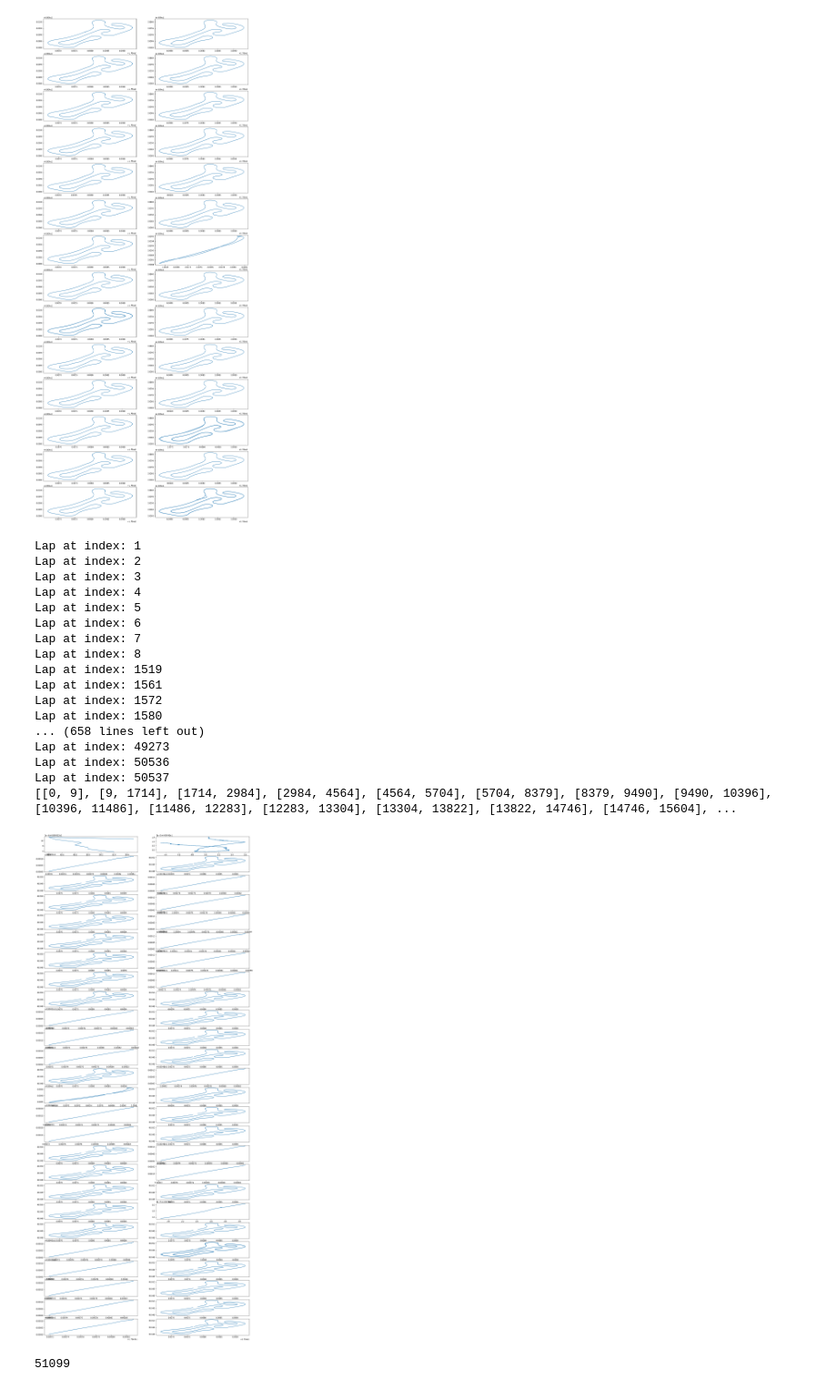
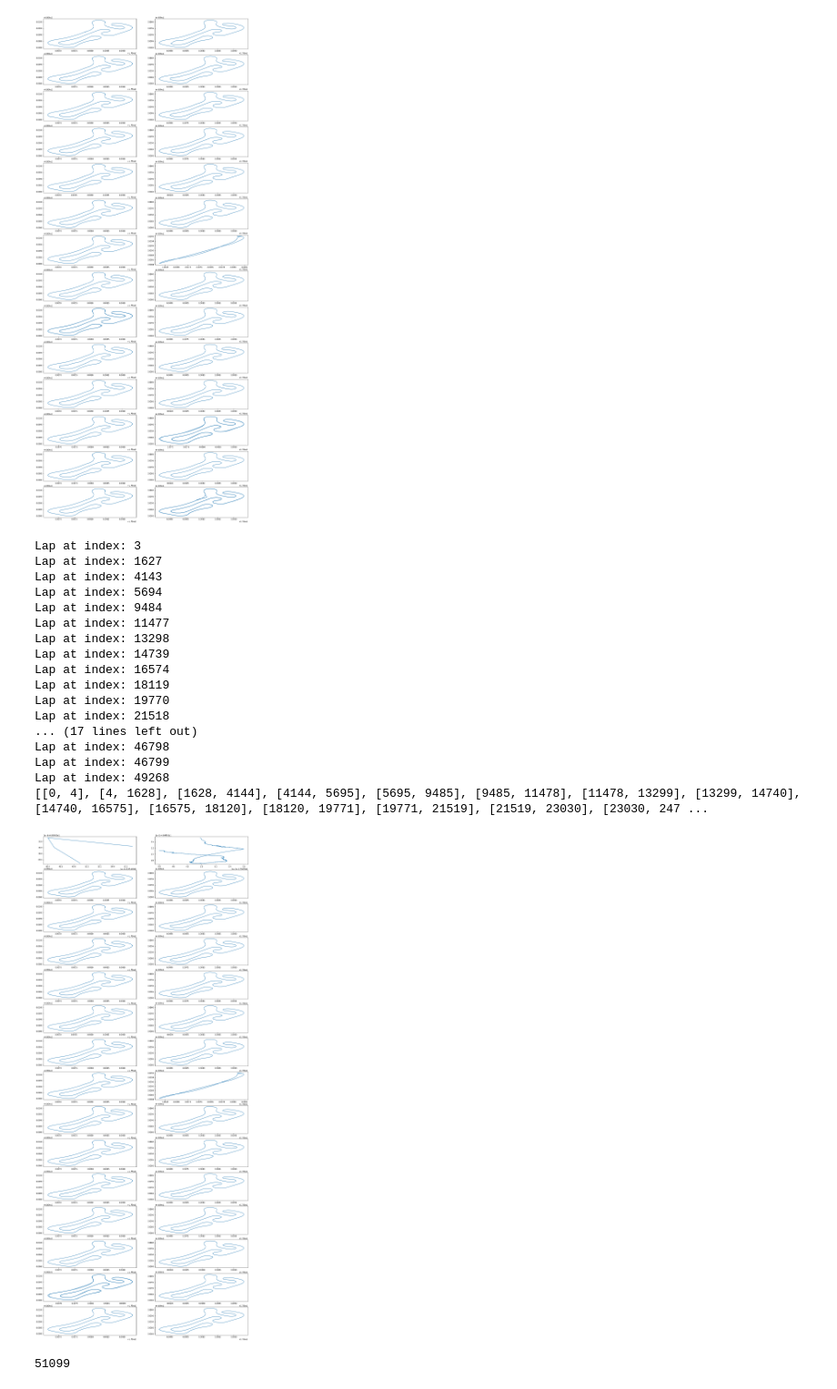
Before and after one commit to fiit-team-08/car-components-ml, a Jupyter notebook: data_analyzer.ipynb, the cells around one changed output. Shown at 91% size. Saved outputs shown, nothing was run; the diff lists cells and outputs as text; code cells hidden in the pictures.

```diff
--- a/data_analyzer.ipynb
+++ b/data_analyzer.ipynb
@@ -211,7 +211,7 @@ v2 = [-b, a]
 # a potom okruhy ulozit do zvlast filov
 # %%
 from sympy import Point, Segment
-distance_multiplier = 10
+distance_multiplier = 12
 points = list()
 for i in range(len(traces1)):
     points.append([traces1['LAT'][i], traces1['LON'][i]])
@@ -232,63 +232,55 @@ lapsPairs = list()
 for i in range(1, len(points) -1):
     d_h = points[i+1][0] - points[i][0] # d_h stands for distance horizontal
     d_v = points[i+1][1] - points[i][1] # d_v stands for distance vertical
-    point1 = Point(points[i][0] - d_h * distance_multiplier, points[i][1] - d_v * distance_multiplier, evaluate=False)
-    point2 = Point(points[i+1][0] + d_h * distance_multiplier, points[i+1][1] + d_v * distance_multiplier, evaluate=False)
+    point1 = Point(points[i][0], points[i][1], evaluate=False)
+    point2 = Point(points[i+1][0], points[i+1][1], evaluate=False)
     if(point1 == point2):
         continue
     toIntersect = Segment(point1, point2, evaluate=False)
     cross = toIntersect.intersection(finishLine)
     if(len(cross) > 0):
         laps.append(i+1)
         print('Lap at index: {}'.format(i))
 
-laps2 = list()
-laps2.append(0)
 previousValue = 0
 for i in range(1, len(laps) -1):
-    if(laps[i] - 400 > previousValue):
-        laps2.append(previousValue)
+    lapsPairs.append([previousValue, laps[i]])
     previousValue = laps[i]
-
-previousValue = 0
-for i in range(1, len(laps2) -1):
-    lapsPairs.append([previousValue, laps2[i]])
-    previousValue = laps2[i]
 
 print(lapsPairs)
 
 for i in range(len(laps2) - 1):
     lap_df = traces1.iloc[i : i + 1]
     lap_df.to_csv('data/laps/lap{}.csv'.format(i), index=False)
 
     # posledny okruh sme est neulozili tak este ten
     lap_df = traces1.iloc[laps2[-1]:]
     lap_df.to_csv('data/laps/lap{}.csv'.format(len(laps2) - 1), index=False)
 
 fig, axes = plt.subplots(nrows=len(lapsPairs)//2,ncols=2)
 fig.set_size_inches(20, 50)
 
 for i, ax in enumerate(axes.flatten()):
     ax.plot(traces1['LON'][lapsPairs[i][0]:lapsPairs[i][1]], traces1['LAT'][lapsPairs[i][0]:lapsPairs[i][1]])
 # %% [output]
-Lap at index: 1
-Lap at index: 2
 Lap at index: 3
-Lap at index: 4
-Lap at index: 5
-Lap at index: 6
-Lap at index: 7
-Lap at index: 8
-Lap at index: 1519
-Lap at index: 1561
-Lap at index: 1572
-Lap at index: 1580
-... (658 lines left out)
-Lap at index: 49273
-Lap at index: 50536
-Lap at index: 50537
-[[0, 9], [9, 1714], [1714, 2984], [2984, 4564], [4564, 5704], [5704, 8379], [8379, 9490], [9490, 10396], [10396, 11486], [11486, 12283], [12283, 13304], [13304, 13822], [13822, 14746], [14746, 15604], ...
+Lap at index: 1627
+Lap at index: 4143
+Lap at index: 5694
+Lap at index: 9484
+Lap at index: 11477
+Lap at index: 13298
+Lap at index: 14739
+Lap at index: 16574
+Lap at index: 18119
+Lap at index: 19770
+Lap at index: 21518
+... (17 lines left out)
+Lap at index: 46798
+Lap at index: 46799
+Lap at index: 49268
+[[0, 4], [4, 1628], [1628, 4144], [4144, 5695], [5695, 9485], [9485, 11478], [11478, 13299], [13299, 14740], [14740, 16575], [16575, 18120], [18120, 19771], [19771, 21519], [21519, 23030], [23030, 247 ...
-[figure, old version]
+[figure, new version]
 # %%
 print(len(traces1))
 # %% [output]
```
Also changed, not shown: 30 other files.
